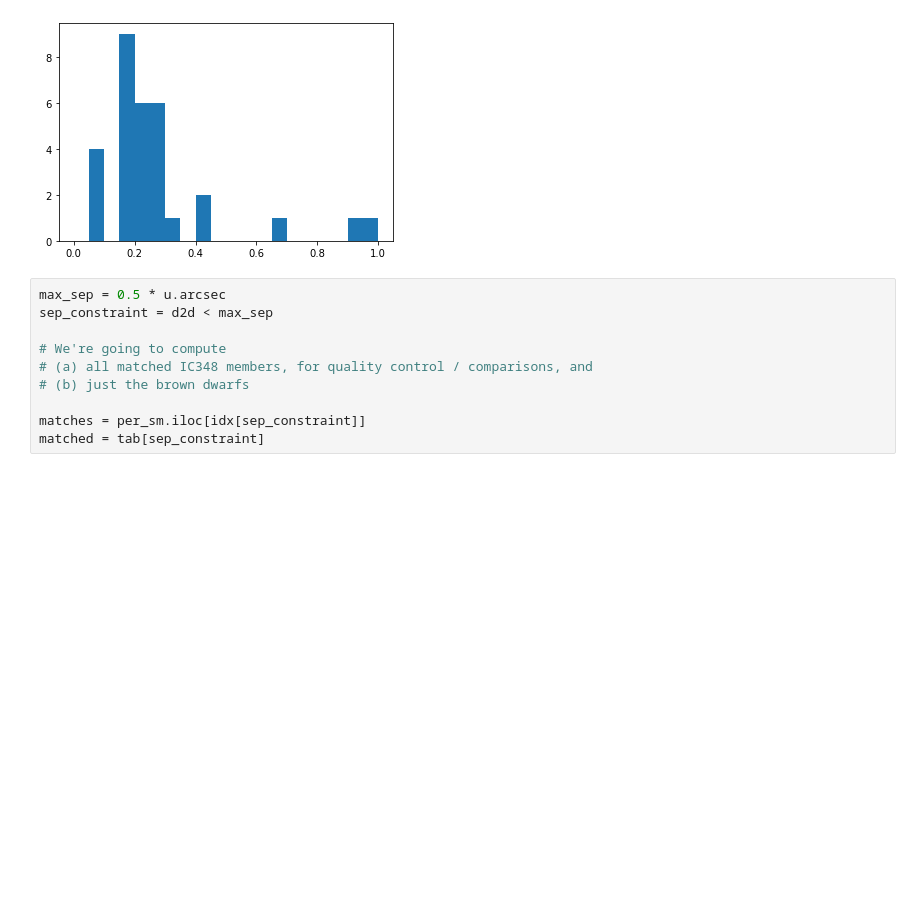
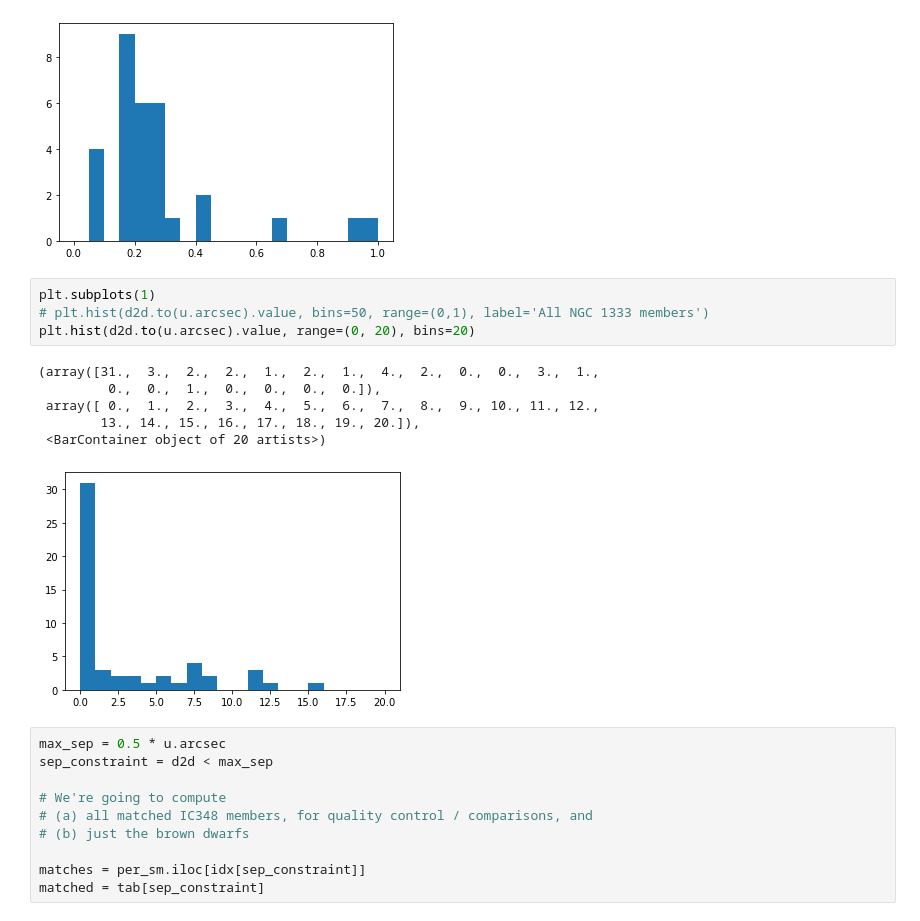
Before and after one commit to tomr-stargazer/Variability_Project_2020, a Jupyter notebook: wuvars/analysis/prototypes/Checking overlap between VANDAM (Tobin 2016) and our Perseus monitoring.ipynb, the cells around one changed output. Saved outputs shown, nothing was run; the diff lists cells and outputs as text; blank space fills up the shorter version.

```diff
--- a/wuvars/analysis/prototypes/Checking overlap between VANDAM (Tobin 2016) and our Perseus monitoring.ipynb
+++ b/wuvars/analysis/prototypes/Checking overlap between VANDAM (Tobin 2016) and our Perseus monitoring.ipynb
@@ -109,6 +111,17 @@ plt.hist(d2d.to(u.arcsec).value, range=(0, 1), bins=20)
         0.55, 0.6 , 0.65, 0.7 , 0.75, 0.8 , 0.85, 0.9 , 0.95, 1.  ]),
  <BarContainer object of 20 artists>)
 [figure]
+# %%
+plt.subplots(1)
+# plt.hist(d2d.to(u.arcsec).value, bins=50, range=(0,1), label='All NGC 1333 members')
+plt.hist(d2d.to(u.arcsec).value, range=(0, 20), bins=20)
+# %% [output]
+(array([31.,  3.,  2.,  2.,  1.,  2.,  1.,  4.,  2.,  0.,  0.,  3.,  1.,
+         0.,  0.,  1.,  0.,  0.,  0.,  0.]),
+ array([ 0.,  1.,  2.,  3.,  4.,  5.,  6.,  7.,  8.,  9., 10., 11., 12.,
+        13., 14., 15., 16., 17., 18., 19., 20.]),
+ <BarContainer object of 20 artists>)
+[figure, added]
 # %%
 max_sep = 0.5 * u.arcsec
 sep_constraint = d2d < max_sep
```
Also changed, not shown: parts of 5 cells of this notebook.
